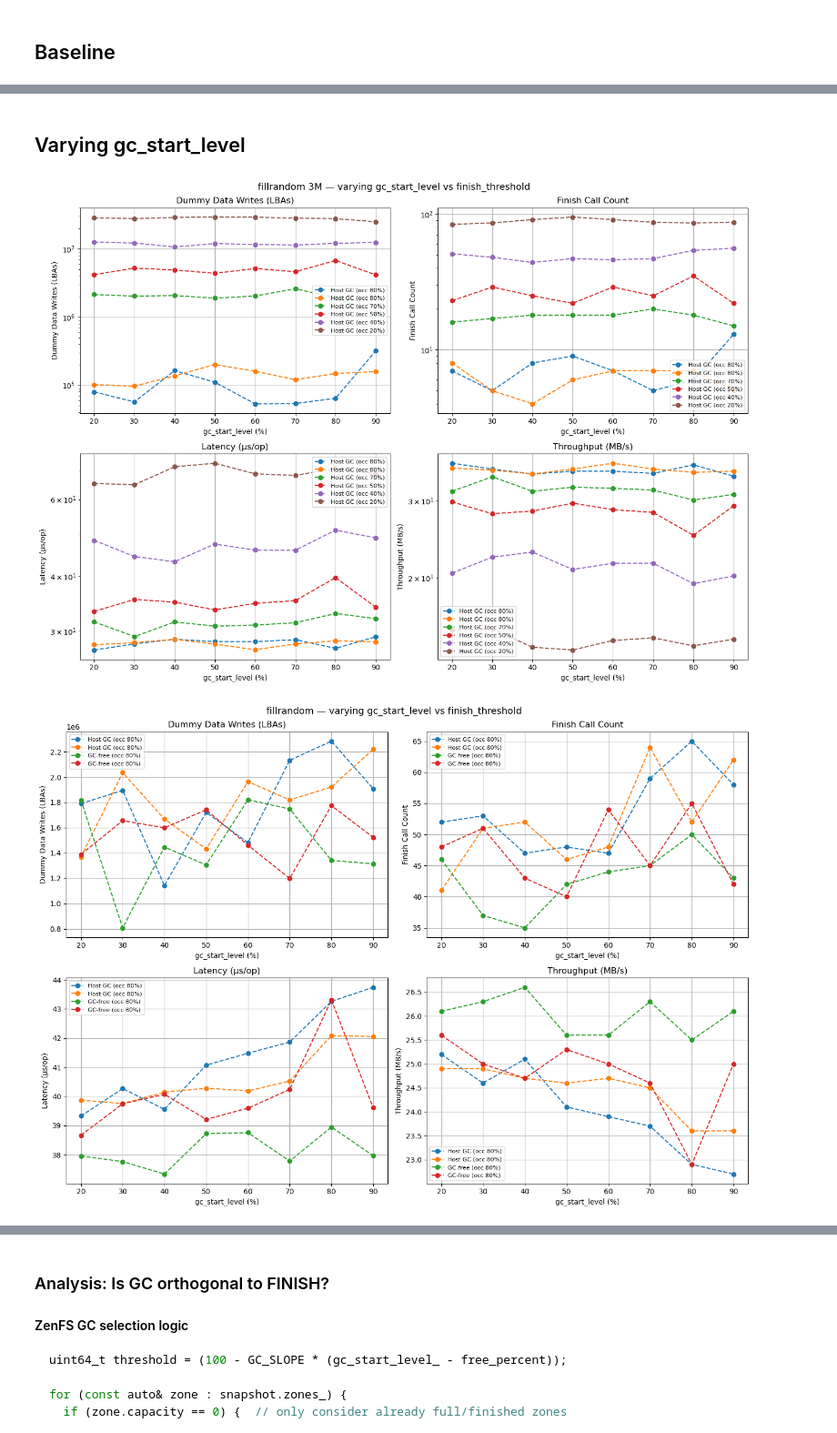
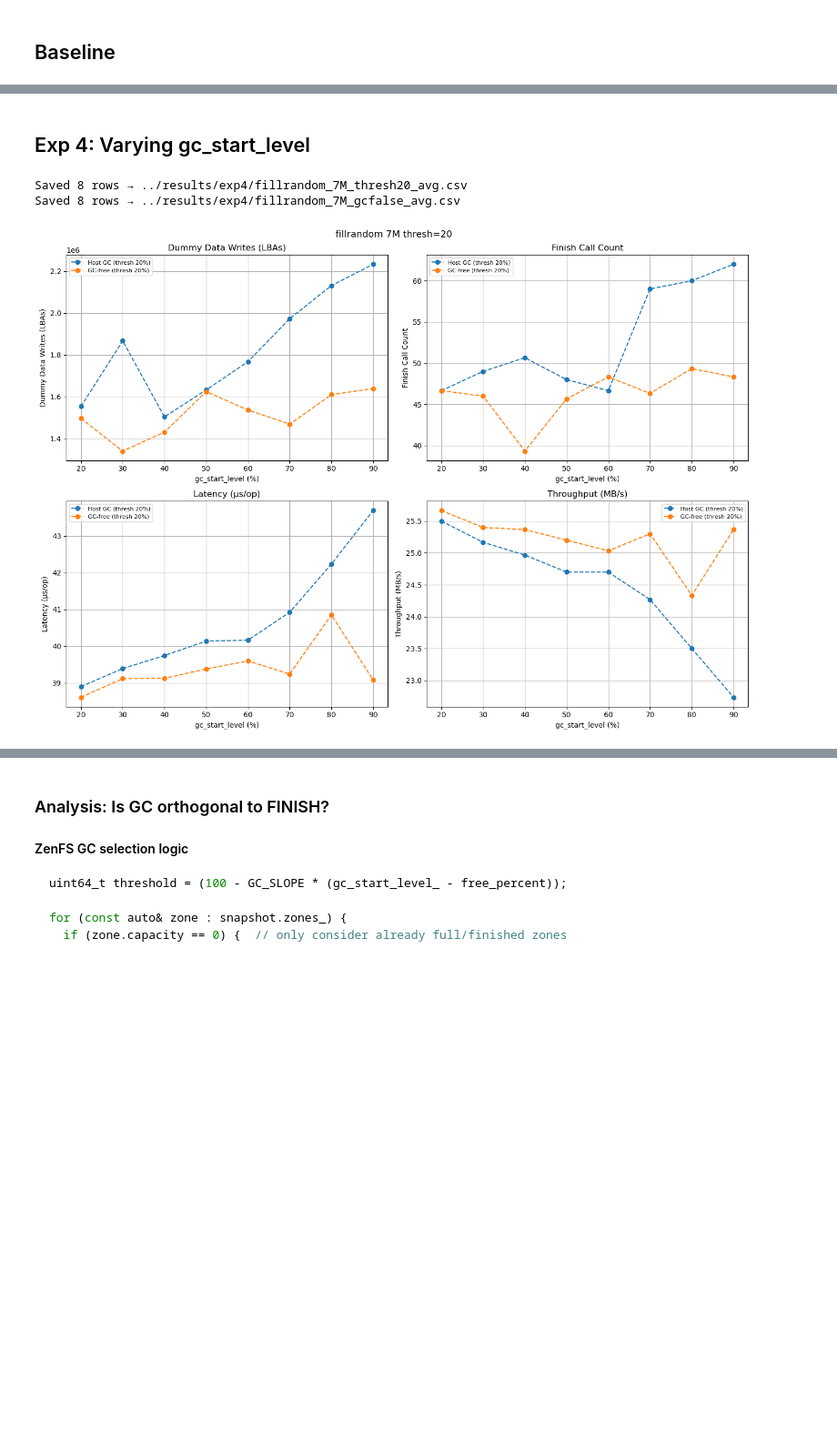
Before and after one commit to Nanat1/CS561_GC_Research, a Jupyter notebook: analysis/dlwa_analysis.ipynb, the cells around one changed output, grey strips where cells are left out. Shown at 91% size. Drawn from its saved outputs; the diff is of its cells as text; code cells hidden in the pictures; blank space fills up the shorter version.

```diff
--- a/analysis/dlwa_analysis.ipynb
+++ b/analysis/dlwa_analysis.ipynb
@@ -169,0 +90,18 @@ def plot_baseline_avg(title, file_groups, labels=None, show_theory=False, yscale
+# %%
+def average_runs(files, output):
+    """Average the 4 metrics across multiple run CSVs and write the result to output.
+
+    Rows are matched by (benchmark, num_ops, gc_mode, gc_start_level, finish_threshold).
+    Returns the averaged DataFrame.
+    """
+    METRIC_COLS = [col for col, _ in METRICS]
+    KEY_COLS = ["benchmark", "num_ops", "gc_mode", "gc_start_level", "finish_threshold"]
+
+    combined = pd.concat([_read_csv(f) for f in files], ignore_index=True)
+    avg = (combined.groupby(KEY_COLS, dropna=False)[METRIC_COLS]
+                   .mean()
+                   .reset_index()
+                   .sort_values(_detect_xcol(combined)))
+    avg.to_csv(output, index=False)
+    print(f"Saved {len(avg)} rows → {output}")
+    return avg
@@ -214,30 +166,32 @@ for title, files in gc_plots.items():
 # %% [markdown]
-## Varying gc_start_level
+## Exp 4: Varying gc_start_level
 # %%
-plot_baseline(
-    "fillrandom 3M — varying gc_start_level vs finish_threshold",
+average_runs(
     [
-        "../results/fillrandom_3M_thresh20.csv",
-        "../results/fillrandom_3M_thresh20_2.csv",
-        "../results/fillrandom_3M_thresh30.csv",
-        "../results/fillrandom_3M_thresh50.csv",
-        "../results/fillrandom_3M_thresh60.csv",
-        "../results/fillrandom_3M_thresh80.csv",
+        "../results/exp4/fillrandom_7M_thresh20_1.csv",
+        "../results/exp4/fillrandom_7M_thresh20_2.csv",
+        "../results/exp4/fillrandom_7M_thresh20_3.csv",
     ],
-    show_theory=False,
-    yscale="log",
+    "../results/exp4/fillrandom_7M_thresh20_avg.csv",
 )
 
-plot_baseline(
-    "fillrandom — varying gc_start_level vs finish_threshold",
+average_runs(
     [
-        "../results/fillrandom_7M_thresh20_1.csv",
-        "../results/fillrandom_7M_thresh20_2.csv",
-        "../results/fillrandom_7M_thresh20_3.csv",
-        "../results/fillrandom_7M_thresh20_4.csv",
+        "../results/exp4/fillrandom_7M_thresh20_gcfalse_1.csv",
+        "../results/exp4/fillrandom_7M_thresh20_gcfalse_2.csv",
+        "../results/exp4/fillrandom_7M_thresh20_gcfalse_3.csv",
     ],
-    show_theory=False,
+    "../results/exp4/fillrandom_7M_gcfalse_avg.csv",
 )
+
+plot(
+    "fillrandom 7M thresh=20",
+    [
+        "../results/exp4/fillrandom_7M_thresh20_avg.csv",
+        "../results/exp4/fillrandom_7M_gcfalse_avg.csv",
+    ],
+)
 # %% [output]
+Saved 8 rows → ../results/exp4/fillrandom_7M_thresh20_avg.csv
+Saved 8 rows → ../results/exp4/fillrandom_7M_gcfalse_avg.csv
-[figure, old version]
+[figure, new version]
-[figure, removed]
```
Also changed, not shown: parts of 17 cells of this notebook, 5 other files.
